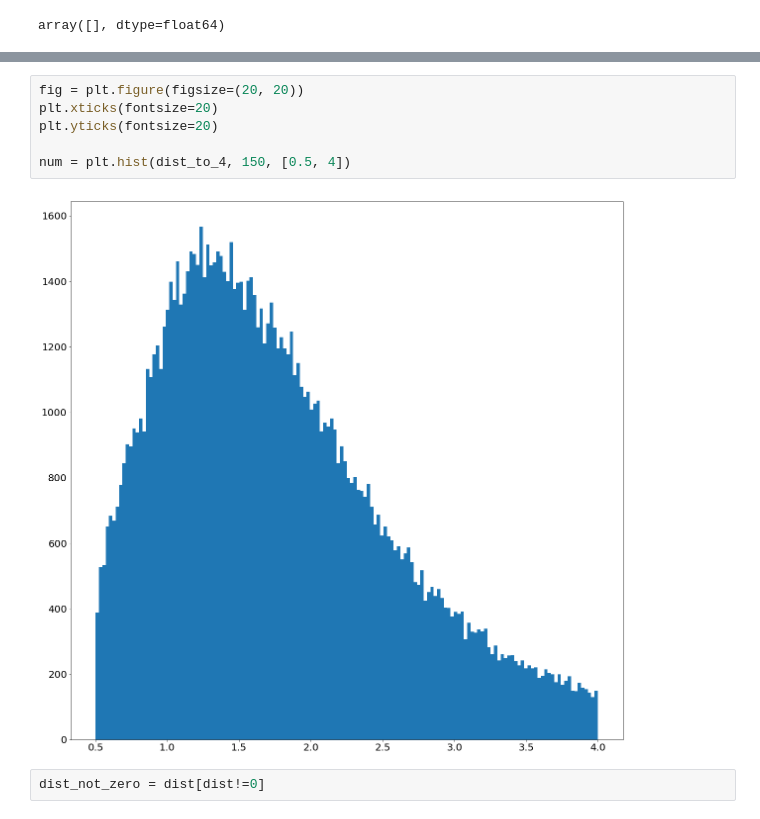
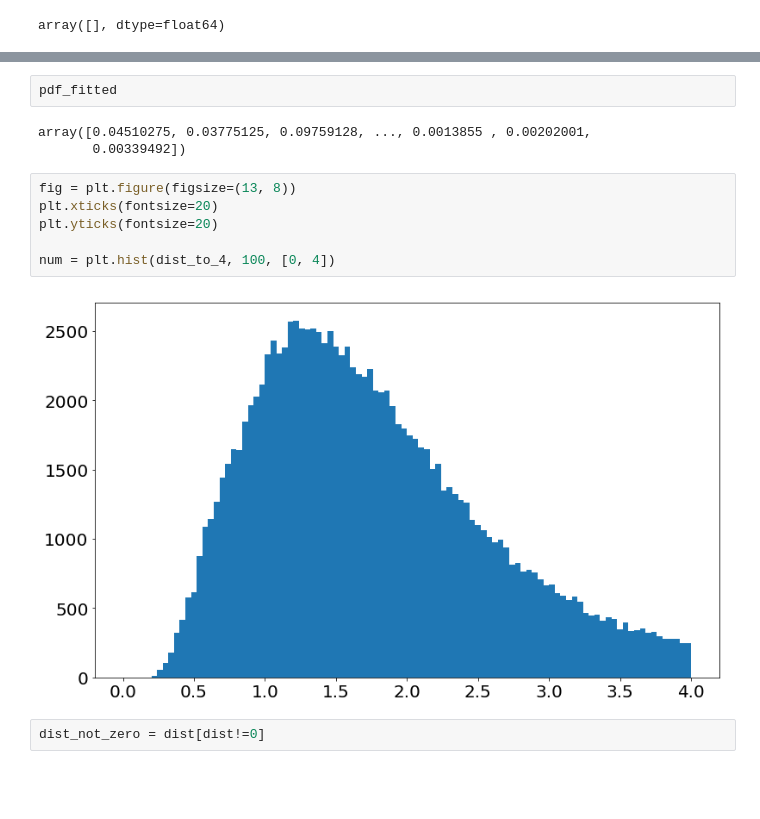
Before and after one commit to goshasty/diary_for_scientific_work, a Jupyter notebook: DBSCAN.ipynb, the cells around one changed output, grey strips where cells are left out. Drawn from its saved outputs; the diff is of its cells as text; blank space fills up the shorter version.

Commit message:
Try hit hist with gamma

```diff
--- a/DBSCAN.ipynb
+++ b/DBSCAN.ipynb
@@ -51,11 +69,16 @@ array([], dtype=float64)
+# %%
+pdf_fitted
+# %% [output]
+array([0.04510275, 0.03775125, 0.09759128, ..., 0.0013855 , 0.00202001,
+       0.00339492])
 # %%
-fig = plt.figure(figsize=(20, 20))
+fig = plt.figure(figsize=(13, 8))
 plt.xticks(fontsize=20)
 plt.yticks(fontsize=20)
 
-num = plt.hist(dist_to_4, 150, [0.5, 4])
+num = plt.hist(dist_to_4, 100, [0, 4])
 # %% [output]
-[figure, old version]
+[figure, new version]
 # %%
 dist_not_zero = dist[dist!=0]
 # %%
```
Also changed, not shown: parts of 4 cells of this notebook.
